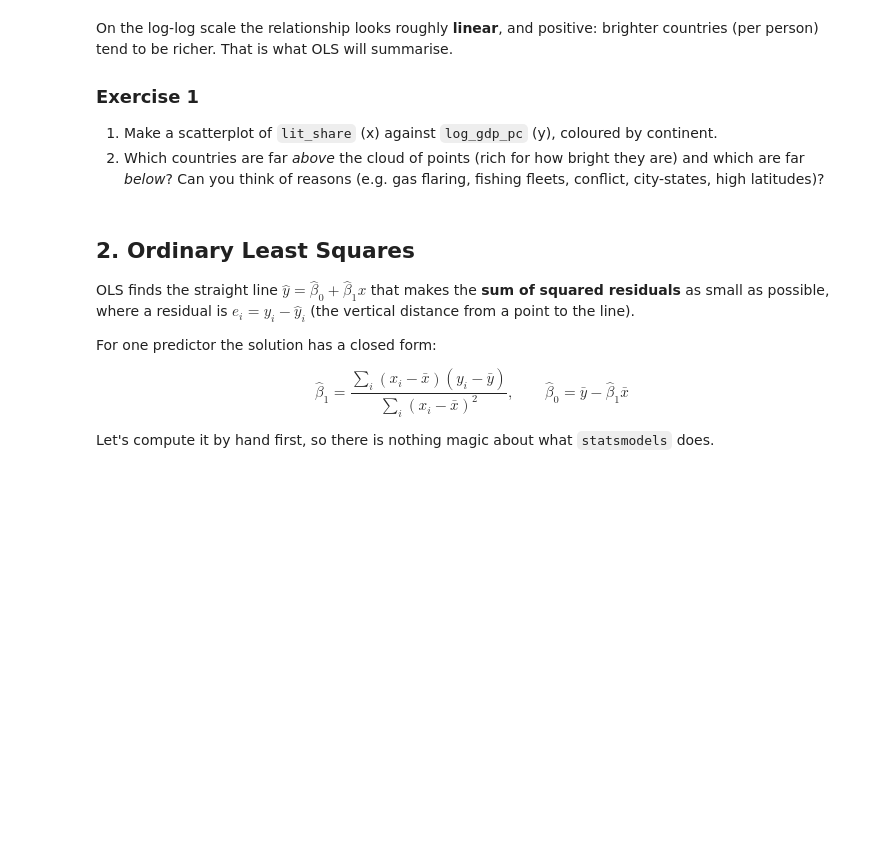
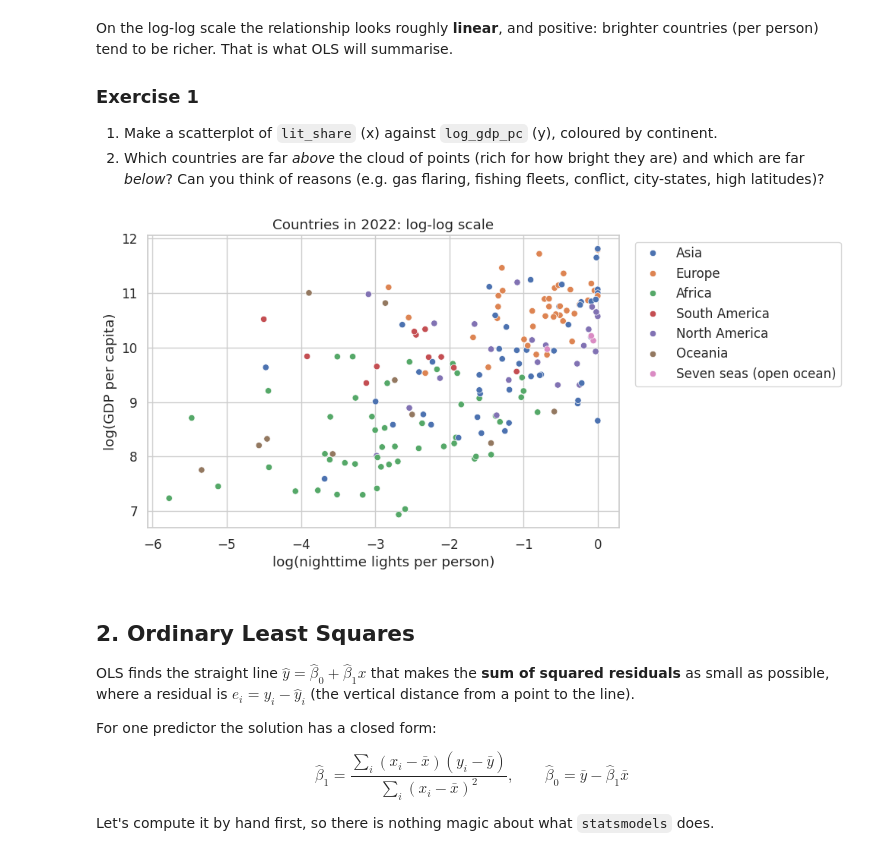
Before and after one commit to dhimasanindito/BASC0005, a Jupyter notebook: notebooks/W07. Linear Regression.ipynb, the cells around one changed output. Cells and saved outputs as stored; diff of their text form; code cells hidden in the pictures; blank space fills up the shorter version.

```diff
--- a/notebooks/W07. Linear Regression.ipynb
+++ b/notebooks/W07. Linear Regression.ipynb
@@ -97,6 +104,18 @@ On the log-log scale the relationship looks roughly **linear**, and positive: br
 
 1. Make a scatterplot of `lit_share` (x) against `log_gdp_pc` (y), coloured by continent.
 2. Which countries are far *above* the cloud of points (rich for how bright they are) and which are far *below*? Can you think of reasons (e.g. gas flaring, fishing fleets, conflict, city-states, high latitudes)?
+# %%
+nl["log_lit_share"] = np.log(nl["lit_share"]) # share of the country's land that is lit at all
+nl["log_gdp_pc"] = np.log(nl["gdp_pc"])
+
+fig, ax = plt.subplots()
+sns.scatterplot(data=nl, x="log_lit_share", y="log_gdp_pc", hue="continent", ax=ax)
+ax.set(xlabel="log(nighttime lights per person)", ylabel="log(GDP per capita)",
+       title="Countries in 2022: log-log scale")
+ax.legend(bbox_to_anchor=(1.02, 1), loc="upper left")
+plt.show()
+# %% [output]
+[figure, added]
 # %%
 # your code here
 # %% [markdown]
```
Also changed, not shown: parts of 16 cells of this notebook.
